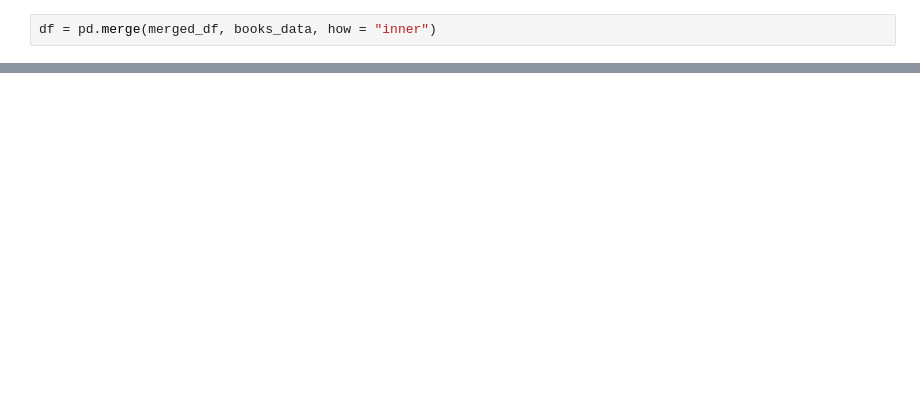
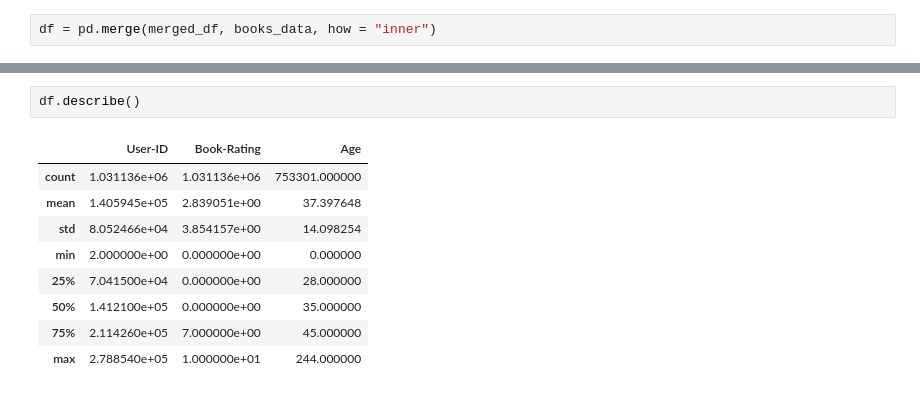
Before and after one commit to laveshjain11/CMPE-255, a Jupyter notebook: data_preprocessing/Untitled.ipynb, the cells around one changed output, grey strips where cells are left out. Cells and saved outputs as stored; diff of their text form; blank space fills up the shorter version.

```diff
--- a/data_preprocessing/Untitled.ipynb
+++ b/data_preprocessing/Untitled.ipynb
@@ -136,3 +139,15 @@ Image-URL-S                 0
 Image-URL-M                 0
 Image-URL-L                 4
 dtype: int64
+# %%
+df.describe()
+# %% [output]
+|  | User-ID | Book-Rating | Age |
+| count | 1.031136e+06 | 1.031136e+06 | 753301.000000 |
+| mean | 1.405945e+05 | 2.839051e+00 | 37.397648 |
+| std | 8.052466e+04 | 3.854157e+00 | 14.098254 |
+| min | 2.000000e+00 | 0.000000e+00 | 0.000000 |
+| 25% | 7.041500e+04 | 0.000000e+00 | 28.000000 |
+| 50% | 1.412100e+05 | 0.000000e+00 | 35.000000 |
+| 75% | 2.114260e+05 | 7.000000e+00 | 45.000000 |
+| max | 2.788540e+05 | 1.000000e+01 | 244.000000 |
```
Also changed, not shown: parts of 15 cells of this notebook, 1 other file.
